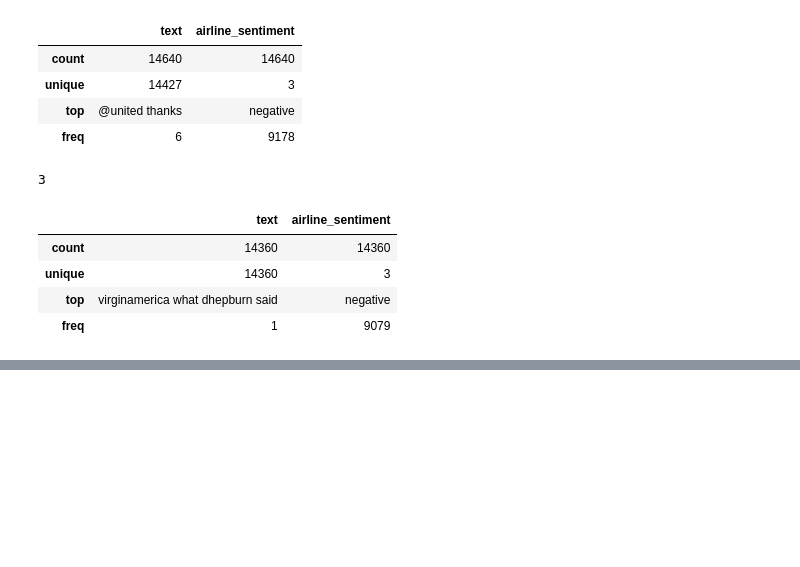
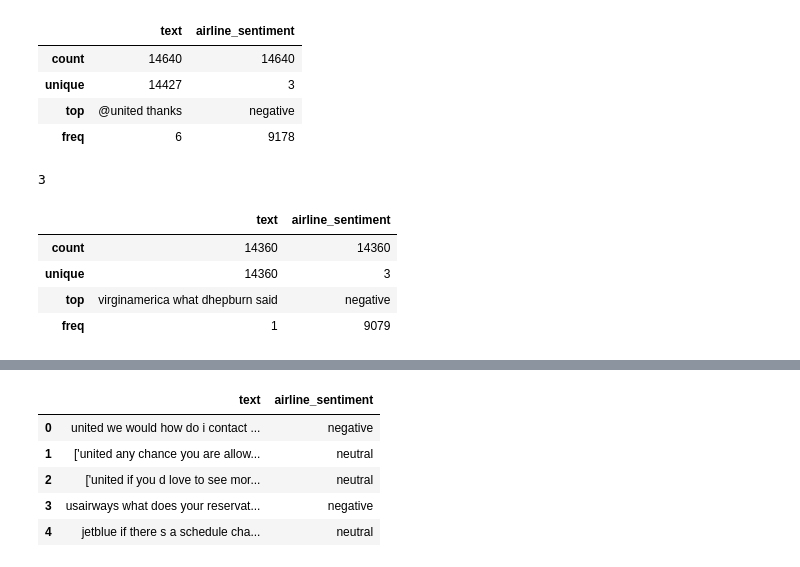
Before and after one commit to mohammedip/AeroStream-Analytics, a Jupyter notebook: notebooks/batch_pipeline.ipynb, the cells around one changed output, grey strips where cells are left out. Drawn from its saved outputs; the diff is of its cells as text; code cells hidden in the pictures; blank space fills up the shorter version.

```diff
--- a/notebooks/batch_pipeline.ipynb
+++ b/notebooks/batch_pipeline.ipynb
@@ -170,0 +177,2 @@ df.describe()
+# %%
+df = df.drop_duplicates()
@@ -170,0 +187,14 @@ df.describe()
+# %%
+neg_df = df[df['airline_sentiment'] == 'negative']
+neu_df = df[df['airline_sentiment'] == 'neutral']
+pos_df = df[df['airline_sentiment'] == 'positive']
+
+neg_df_reduced = neg_df.sample(
+    n=len(pos_df),
+    random_state=42
+)
+
+df = pd.concat(
+    [neg_df_reduced, neu_df, pos_df],
+    ignore_index=True
+).sample(frac=1, random_state=42)
@@ -176,3 +221,12 @@ embeddings = embed_model.encode(df['text'], show_progress_bar=True, convert_to_n
+# %%
+df.head()
+# %% [output]
+|  | text | airline_sentiment |
+| 0 | united we would how do i contact ... | negative |
+| 1 | ['united any chance you are allow... | neutral |
+| 2 | ['united if you d love to see mor... | neutral |
+| 3 | usairways what does your reservat... | negative |
+| 4 | jetblue if there s a schedule cha... | neutral |
 # %%
 embeddings
 # %% [output]
```
Also changed, not shown: parts of 16 cells of this notebook, 1 other file.
